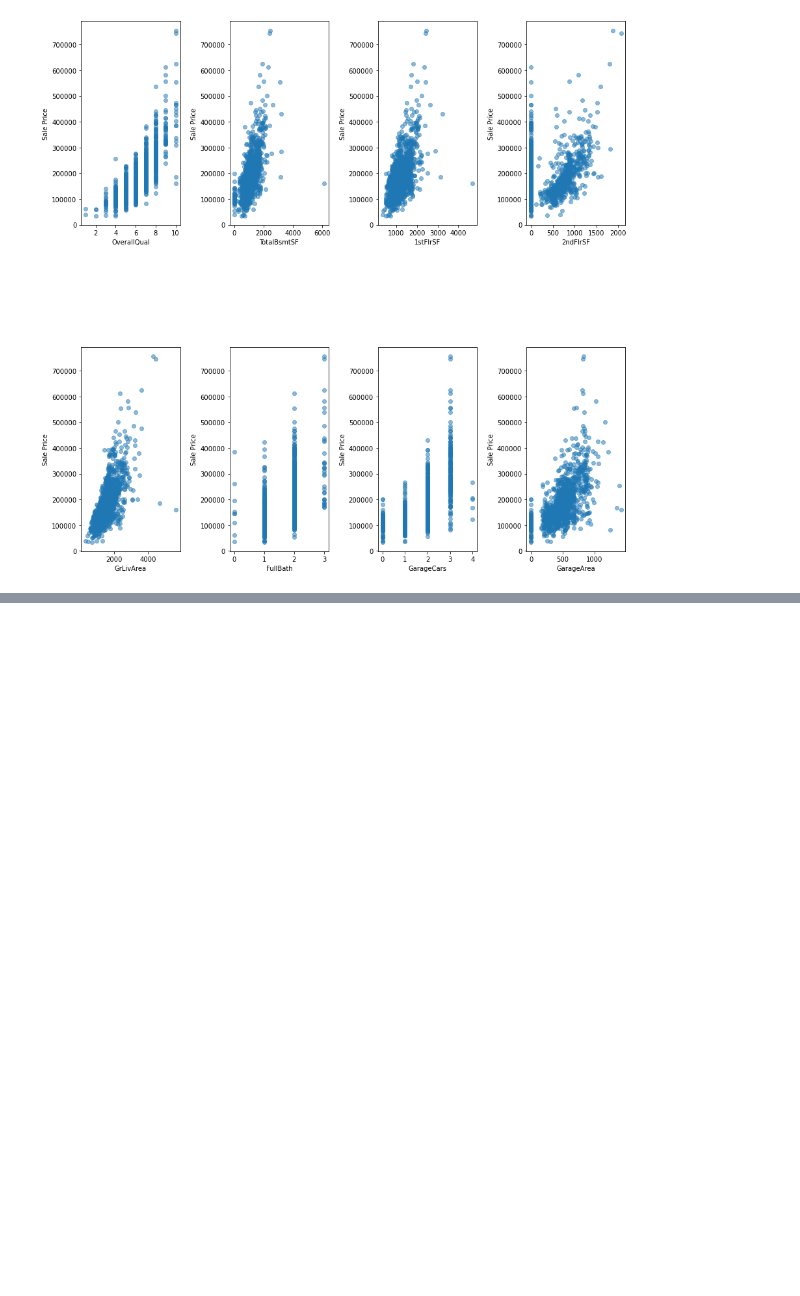
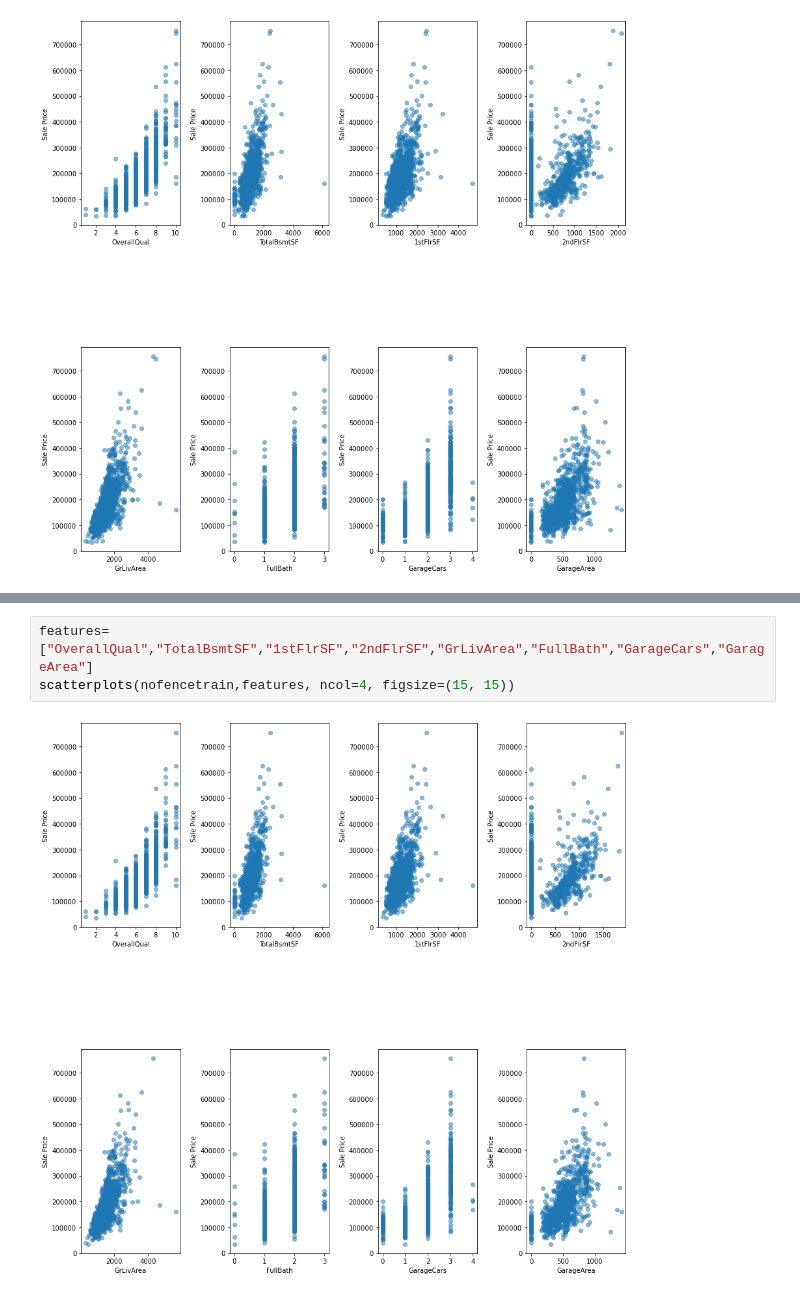
Before and after one commit to ronsperber/Real-Estate-Pricing, a Jupyter notebook: realestateprice.ipynb, the cells around one changed output, grey strips where cells are left out. Drawn from its saved outputs; the diff is of its cells as text; blank space fills up the shorter version.

```diff
--- a/realestateprice.ipynb
+++ b/realestateprice.ipynb
@@ -194,0 +357,5 @@ scatterplots(features, ncol=4, figsize=(15, 15))
+# %%
+features=["OverallQual","TotalBsmtSF","1stFlrSF","2ndFlrSF","GrLivArea","FullBath","GarageCars","GarageArea"]
+scatterplots(nofencetrain,features, ncol=4, figsize=(15, 15))
+# %% [output]
+[figure, added]
```
Also changed, not shown: parts of 43 cells of this notebook.
